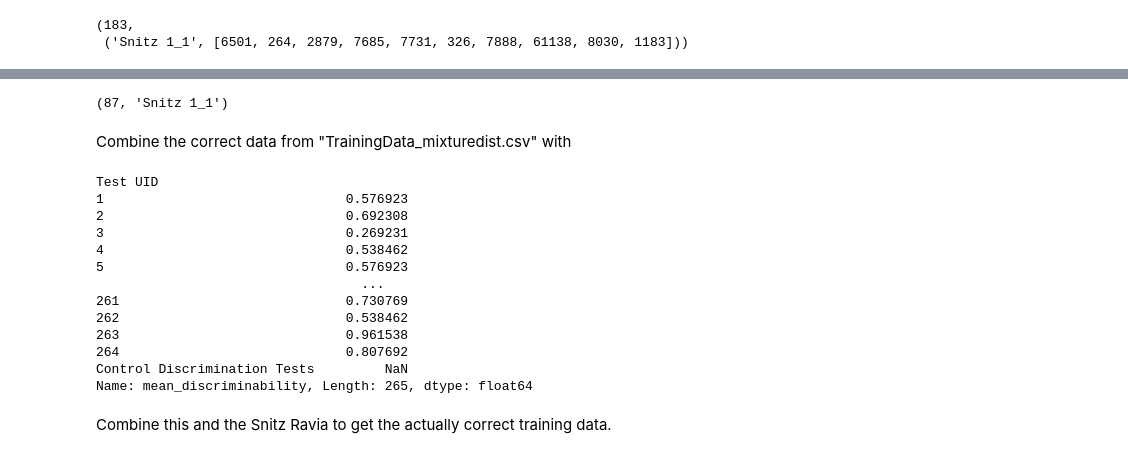
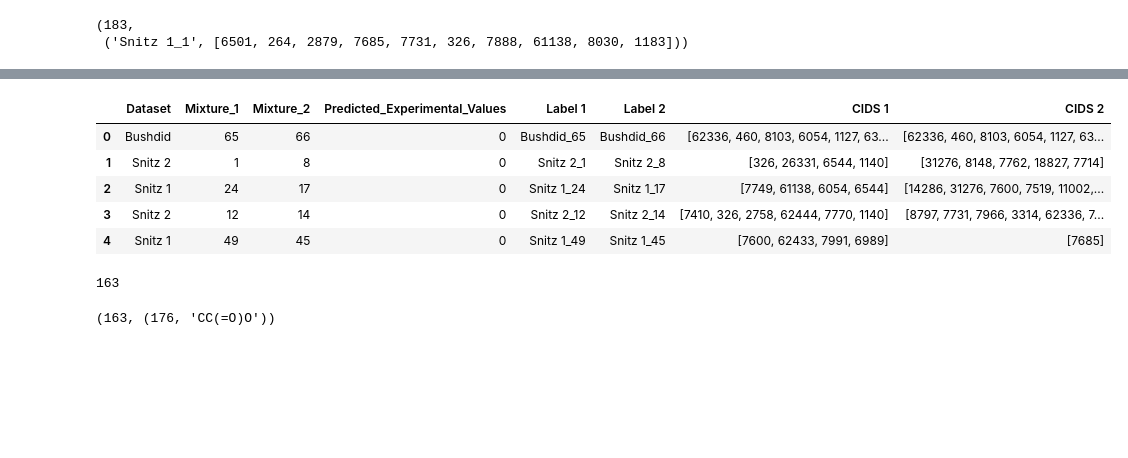
Before and after one commit to laurahsisson/dream, a Jupyter notebook: Notebooks/correct.ipynb, the cells around one changed output, grey strips where cells are left out. Cells and saved outputs as stored; diff of their text form; code cells hidden in the pictures; blank space fills up the shorter version.

```diff
--- a/Notebooks/correct.ipynb
+++ b/Notebooks/correct.ipynb
@@ -146,42 +161,29 @@ len(test_results), next(iter(test_results.items()))
 # %%
-leaderboard_df = pd.read_csv("Data/Challenge/Mixure_Definitions_Leaderboard_set.csv")
-leaderboard_results = extract_mixture_labels(leaderboard_df)
-len(leaderboard_results), leaderboard_results[0]
+leaderboard_experiments = pd.read_csv("Data/Challenge/Leaderboard_set_Submission_form.csv").dropna()
+leaderboard_experiments_with_cids = make_df_with_cids(leaderboard_experiments,all_mixtures)
+leaderboard_experiments_with_cids.head(5)
 # %% [output]
-(87, 'Snitz 1_1')
+|  | Dataset | Mixture_1 | Mixture_2 | Predicted_Experimental_Values | Label 1 | Label 2 | CIDS 1 | CIDS 2 |
+| 0 | Bushdid | 65 | 66 | 0 | Bushdid_65 | Bushdid_66 | [62336, 460, 8103, 6054, 1127, 63... | [62336, 460, 8103, 6054, 1127, 63... |
+| 1 | Snitz 2 | 1 | 8 | 0 | Snitz 2_1 | Snitz 2_8 | [326, 26331, 6544, 1140] | [31276, 8148, 7762, 18827, 7714] |
+| 2 | Snitz 1 | 24 | 17 | 0 | Snitz 1_24 | Snitz 1_17 | [7749, 61138, 6054, 6544] | [14286, 31276, 7600, 7519, 11002,... |
+| 3 | Snitz 2 | 12 | 14 | 0 | Snitz 2_12 | Snitz 2_14 | [7410, 326, 2758, 62444, 7770, 1140] | [8797, 7731, 7966, 3314, 62336, 7... |
+| 4 | Snitz 1 | 49 | 45 | 0 | Snitz 1_49 | Snitz 1_45 | [7600, 62433, 7991, 6989] | [7685] |
-# %% [markdown]
-Combine the correct data from "TrainingData_mixturedist.csv" with
-# %%
-# Load the Excel file
-file_path = 'Data/bushdid-tables2.xlsx'
-data = pd.read_excel(file_path, sheet_name=' ')
-
-# Extract the subject columns
-subject_columns = [col for col in data.columns if col.startswith('subject')]
-
-# Convert the 'right'/'wrong' responses to binary (1 for 'right', 0 for 'wrong')
-for col in subject_columns:
-    data[col] = data[col].map({'right': 1, 'wrong': 0})
-
-# Calculate the mean discriminability for each row
-data['mean_discriminability'] = data[subject_columns].mean(axis=1)
-
-# Group by Test UID and calculate the mean discriminability for each mixture
-mixture_discriminability = data.groupby('Test UID')['mean_discriminability'].mean()
-mixture_discriminability
-# %% [output]
-Test UID
-1                               0.576923
-2                               0.692308
-3                               0.269231
-4                               0.538462
-5                               0.576923
-                                  ...
-261                             0.730769
-262                             0.538462
-263                             0.961538
-264                             0.807692
-Control Discrimination Tests         NaN
-Name: mean_discriminability, Length: 265, dtype: float64
-# %% [markdown]
-Combine this and the Snitz Ravia to get the actually correct training data.
+# %%
+all_cids = set()
+for _, cids in all_mixtures.items():
+    all_cids.update(cids)
+
+for _, cids in test_mixtures.items():
+    all_cids.update(cids)
+len(all_cids)
+# %% [output]
+163
+# %%
+import json
+with open("Data/cid_to_smiles.json") as f:
+    cid_to_smiles = json.load(f)
+cid_to_smiles = {int(cid):smiles for cid, smiles in cid_to_smiles.items()}
+len(cid_to_smiles), next(iter(cid_to_smiles.items()))
+# %% [output]
+(163, (176, 'CC(=O)O'))
```
Also changed, not shown: parts of 17 cells of this notebook.
